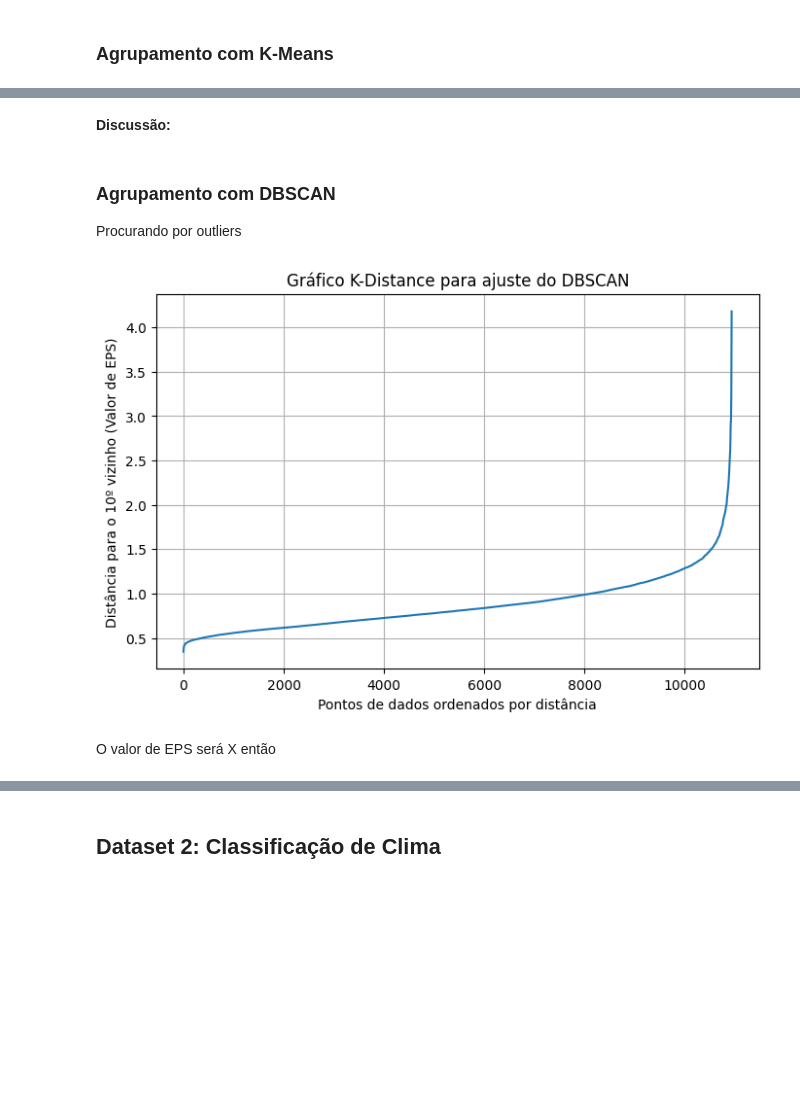
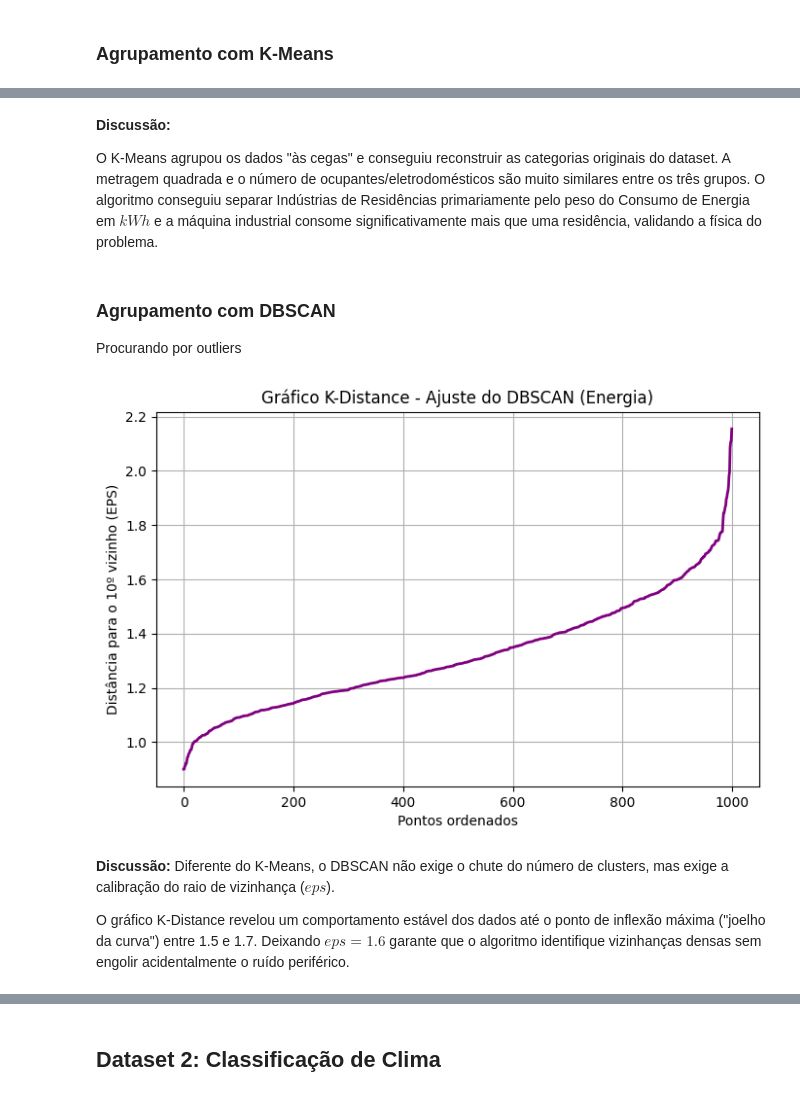
Before and after one commit to renanaqn/energy-weather-ml, a Jupyter notebook: nao_supervisionado.ipynb, the cells around one changed output, grey strips where cells are left out. Cells and saved outputs as stored; diff of their text form; code cells hidden in the pictures; blank space fills up the shorter version.

```diff
--- a/nao_supervisionado.ipynb
+++ b/nao_supervisionado.ipynb
@@ -53,17 +61,20 @@ Variância explicada pelos 2 componentes: 0.48
 # %% [markdown]
 ### Agrupamento com K-Means
 # %%
-inertia1 = []
-K_range1 = range(2, 11)
+# K-Means: Método do Cotovelo
+inertia_energia = []
+K_range = range(2, 11)
 
-for k in K_range1:
+for k in K_range:
     kmeans = KMeans(n_clusters=k, random_state=42, n_init=10)
-    kmeans.fit(X1_scaled)
-    inertia1.append(kmeans.inertia1_)
+    kmeans.fit(X_energia_scaled)
+    inertia_energia.append(kmeans.inertia_)
 
-plt.plot(K_range1, inertia1, 'bx-')
+plt.figure(figsize=(8, 5))
+plt.plot(K_range, inertia_energia, 'bx-')
 plt.xlabel('Número de Clusters (k)')
 plt.ylabel('Inércia')
-plt.title('Método do Cotovelo')
+plt.title('Método do Cotovelo - Dataset de Energia')
+plt.grid(True)
 plt.show()
 # %% [output]
@@ -122,30 +136,36 @@ display(perfis1.round(2))
 # %% [markdown]
 **Discussão:**
+
+O K-Means agrupou os dados "às cegas" e conseguiu reconstruir as categorias originais do dataset. A metragem quadrada e o número de ocupantes/eletrodomésticos são muito similares entre os três grupos. O algoritmo conseguiu separar Indústrias de Residências primariamente pelo peso do Consumo de Energia em $kWh$ e a máquina industrial consome significativamente mais que uma residência, validando a física do problema.
 # %% [markdown]
 ### Agrupamento com DBSCAN
 Procurando por outliers
 # %%
-# Deixando o min_samples = 10 como base
-min_pts = 10
 
-# Calculando a distância de cada ponto para o seu 10º vizinho mais próximo
-neighbors = NearestNeighbors(n_neighbors=min_pts)
-neighbors_fit = neighbors.fit(X1_scaled)
-distances, indices = neighbors_fit.kneighbors(X1_scaled)
+# Vamos usar min_samples = 10 como linha de base
+min_pts_energia = 10
+
+# Calculando a distância para o 10º vizinho mais próximo
+neighbors_energia = NearestNeighbors(n_neighbors=min_pts_energia)
+neighbors_fit_energia = neighbors_energia.fit(X_energia_scaled)
+distances_energia, indices_energia = neighbors_fit_energia.kneighbors(X_energia_scaled)
 
 # Pegando apenas a distância para o 10º vizinho e ordenando
-distances = np.sort(distances[:, min_pts-1], axis=0)
+distances_energia = np.sort(distances_energia[:, min_pts_energia-1], axis=0)
 
 # Plotando o gráfico K-Distance
 plt.figure(figsize=(8, 5))
-plt.plot(distances)
-plt.title('Gráfico K-Distance para ajuste do DBSCAN')
-plt.xlabel('Pontos de dados ordenados por distância')
-plt.ylabel(f'Distância para o {min_pts}º vizinho (Valor de EPS)')
+plt.plot(distances_energia, color='purple', linewidth=2)
+plt.title('Gráfico K-Distance - Ajuste do DBSCAN (Energia)')
+plt.xlabel('Pontos ordenados')
+plt.ylabel(f'Distância para o {min_pts_energia}º vizinho (EPS)')
 plt.grid(True)
 plt.show()
 # %% [output]
-[figure, old version]
+[figure, new version]
 # %% [markdown]
-O valor de EPS será X então
+**Discussão:**
+Diferente do K-Means, o DBSCAN não exige o chute do número de clusters, mas exige a calibração do raio de vizinhança ($eps$).
+
+O gráfico K-Distance revelou um comportamento estável dos dados até o ponto de inflexão máxima ("joelho da curva") entre 1.5 e 1.7. Deixando $eps=1.6$ garante que o algoritmo identifique vizinhanças densas sem engolir acidentalmente o ruído periférico.
 # %%
```
Also changed, not shown: parts of 32 cells of this notebook, 3 other files.
